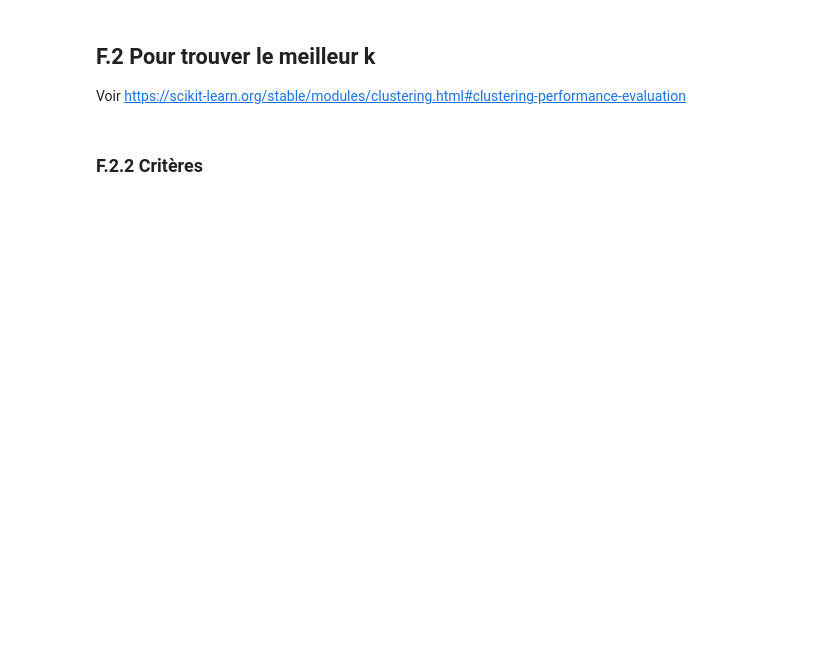
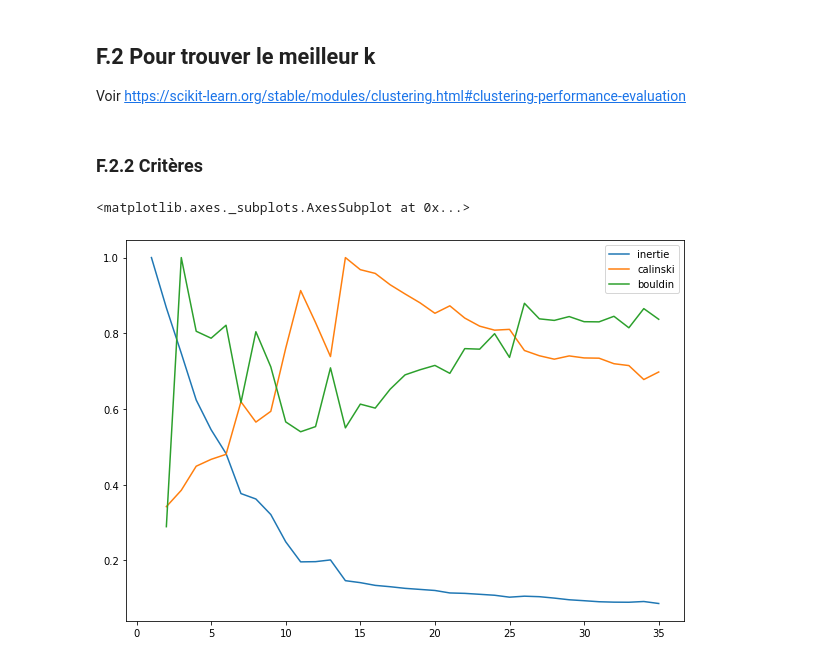
Before and after one commit to AchilleBaucher/confiance_diffusion, a Jupyter notebook: jupyter/clustering.ipynb, the cells around one changed output. Drawn from its saved outputs; the diff is of its cells as text; code cells hidden in the pictures; blank space fills up the shorter version.

```diff
--- a/jupyter/clustering.ipynb
+++ b/jupyter/clustering.ipynb
@@ -627,6 +688,7 @@ from sklearn.metrics import calinski_harabasz_score, davies_bouldin_score
 # %%
 # Exécution des k-means
 possible_k = range(1,36,1)
+criterions = pd.DataFrame(columns = ['inertie','calinski','bouldin'])
 all_clusters = np.empty((len(possible_k),len(doc_vec)))
 inerties = np.empty((len(possible_k,)))
 calinski = np.empty((len(possible_k,)))
@@ -636,9 +698,9 @@ for i,k in enumerate(possible_k):
     kmeans.fit(doc_vec);
     kmeans_clusters = kmeans.predict(doc_vec)
     all_clusters[i] = kmeans_clusters
-    inerties[i] = kmeans.inertia_
+    criterions.loc[k,'inertie'] = kmeans.inertia_
     if k > 1:
-        calinski[i] = calinski_harabasz_score(doc_vec,kmeans_clusters)
-        bouldin[i] = davies_bouldin_score(doc_vec,kmeans_clusters)
+        criterions.loc[k,'calinski'] = calinski_harabasz_score(doc_vec,kmeans_clusters)
+        criterions.loc[k,'bouldin'] = davies_bouldin_score(doc_vec,kmeans_clusters)
 # %% [markdown]
 ### F.2.2 Critères
@@ -652,0 +707,5 @@ axes[2].set_title('bouldin')
+# %%
+(criterions/criterions.max()).plot(figsize = (10,7))
+# %% [output]
+<matplotlib.axes._subplots.AxesSubplot at 0x...>
+[figure, added]
```
Also changed, not shown: parts of 26 cells of this notebook, 5 other files.
